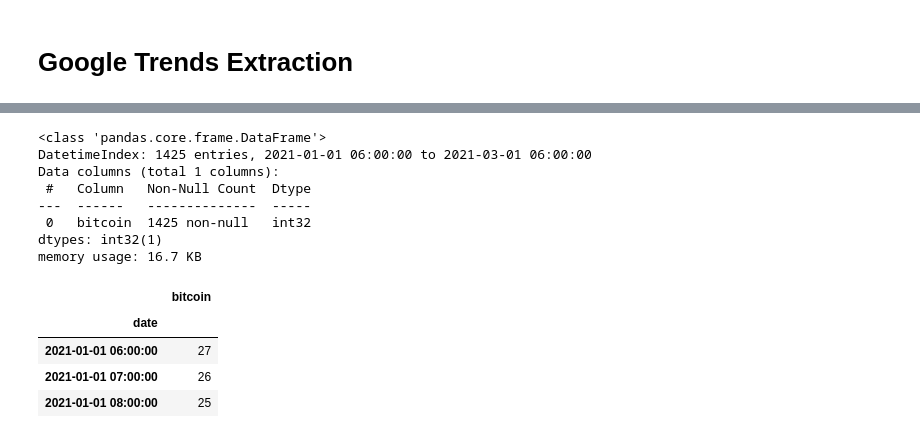
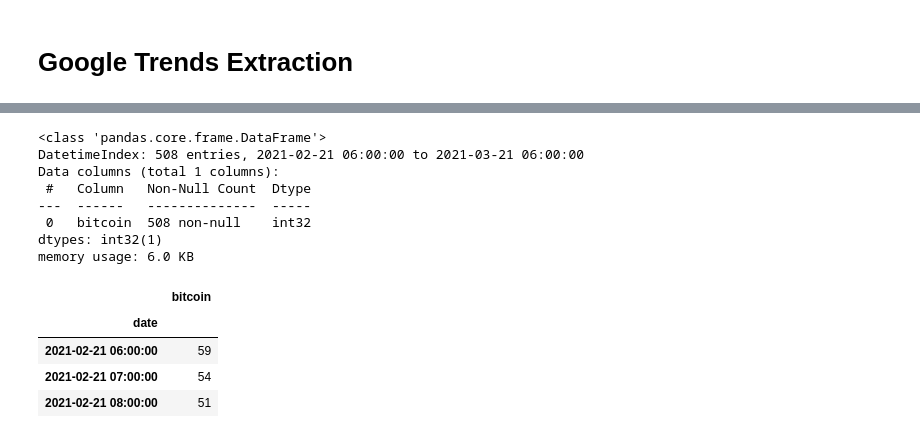
Before and after one commit to jlopezfernandez112/cryptocurrency_predictor, a Jupyter notebook: 3_crypto_googletrends_extraction.ipynb, the cells around one changed output, grey strips where cells are left out. Saved outputs shown, nothing was run; the diff lists cells and outputs as text; code cells hidden in the pictures.

```diff
--- a/3_crypto_googletrends_extraction.ipynb
+++ b/3_crypto_googletrends_extraction.ipynb
@@ -138,7 +140,7 @@ pytrends = TrendReq(hl='en-US', tz=360)
 keywords = ['bitcoin']
 # %%
 btc_trends = pytrends.get_historical_interest(keywords,
-                                              year_start=2021, month_start=1, day_start=1, hour_start=0,
-                                              year_end=2021, month_end=3, day_end=1, hour_end=0,
-                                              cat=0, geo='', gprop='', sleep=60
-                                             )
+                                 year_start=2021, month_start=2, day_start=21, hour_start=0,
+                                 year_end=2021, month_end=3, day_end=21, hour_end=0,
+                                 cat=0, geo='', gprop='', sleep=60
+                                )
@@ -145,22 +168,22 @@ btc_trends = pytrends.get_historical_interest(keywords,
 # %%
 btc_trends.drop('isPartial', axis=1, inplace=True)
 # Dates are in US CST (UTC - 6) by default
 btc_trends.index = pd.to_datetime(btc_trends.index) + timedelta(hours=6)
 btc_trends.info()
-btc_trends.head(3)
+btc_trends
 # %% [output]
 <class 'pandas.core.frame.DataFrame'>
-DatetimeIndex: 1425 entries, 2021-01-01 06:00:00 to 2021-03-01 06:00:00
+DatetimeIndex: 508 entries, 2021-02-21 06:00:00 to 2021-03-21 06:00:00
 Data columns (total 1 columns):
  #   Column   Non-Null Count  Dtype
 ---  ------   --------------  -----
- 0   bitcoin  1425 non-null   int32
+ 0   bitcoin  508 non-null    int32
 dtypes: int32(1)
-memory usage: 16.7 KB
+memory usage: 6.0 KB
 |  | bitcoin |
 | date |  |
-| 2021-01-01 06:00:00 | 27 |
-| 2021-01-01 07:00:00 | 26 |
-| 2021-01-01 08:00:00 | 25 |
+| 2021-02-21 06:00:00 | 59 |
+| 2021-02-21 07:00:00 | 54 |
+| 2021-02-21 08:00:00 | 51 |
 # %%
 btc_trends.to_csv('C:/Users/Javi/Desktop/cryptocurrency_predictor/data/google_trends/bitcoin_trends.csv')
```
Also changed, not shown: parts of 12 cells of this notebook, 2 other files.
